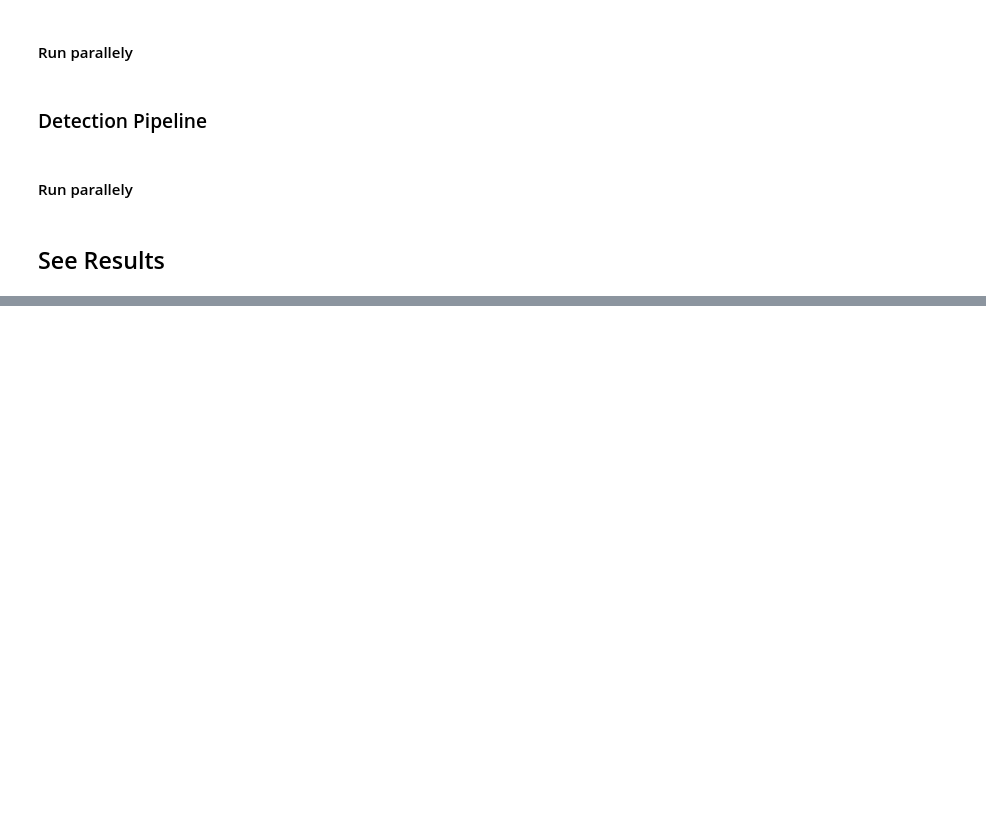
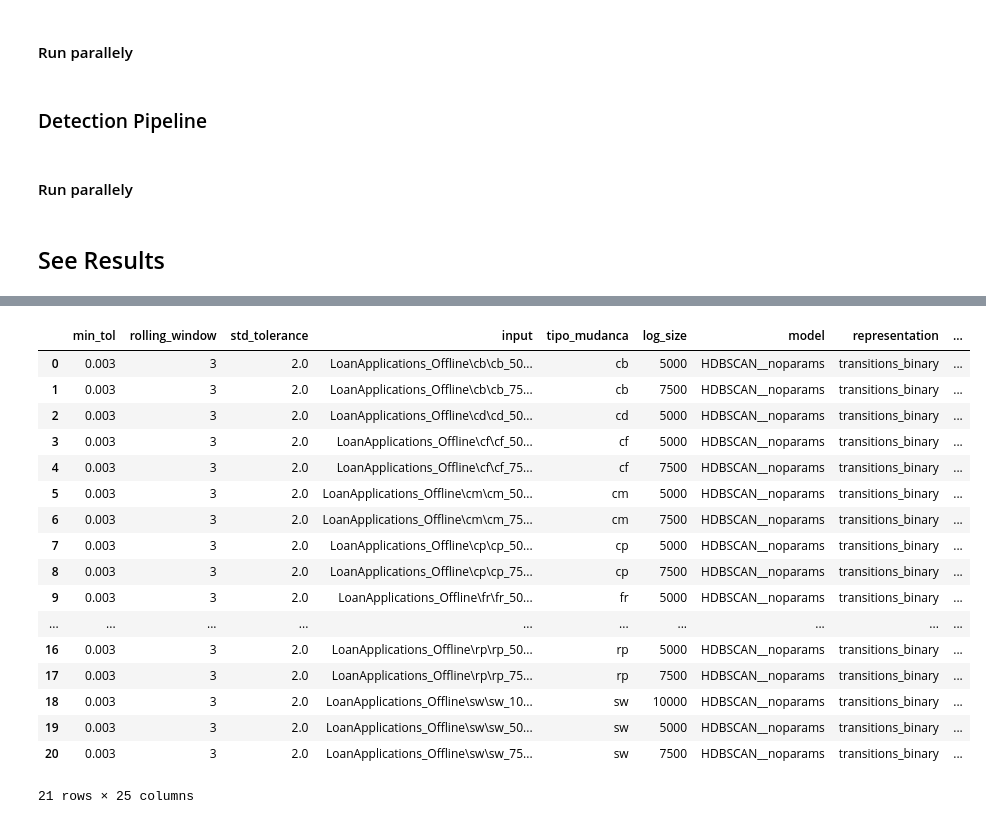
Before and after one commit to AC-Meira/trace_clustering_process_drift_detection, a Jupyter notebook: Experiments Execution with DBSCAN.ipynb, the cells around one changed output, grey strips where cells are left out. Drawn from its saved outputs; the diff is of its cells as text; code cells hidden in the pictures; blank space fills up the shorter version.

```diff
--- a/Experiments Execution with DBSCAN.ipynb
+++ b/Experiments Execution with DBSCAN.ipynb
@@ -447,0 +532,22 @@ all_results.to_excel('Resultados_CB_DBSCAN.xlsx')
+# %%
+best_result = pd.merge(left=all_results, right=all_results_grouped.head(1), how='inner', on=params)
+best_result
+# %% [output]
+|  | min_tol | rolling_window | std_tolerance | input | tipo_mudanca | log_size | model | representation | ... |
+| 0 | 0.003 | 3 | 2.0 | LoanApplications_Offline\cb\cb_50... | cb | 5000 | HDBSCAN__noparams | transitions_binary | ... |
+| 1 | 0.003 | 3 | 2.0 | LoanApplications_Offline\cb\cb_75... | cb | 7500 | HDBSCAN__noparams | transitions_binary | ... |
+| 2 | 0.003 | 3 | 2.0 | LoanApplications_Offline\cd\cd_50... | cd | 5000 | HDBSCAN__noparams | transitions_binary | ... |
+| 3 | 0.003 | 3 | 2.0 | LoanApplications_Offline\cf\cf_50... | cf | 5000 | HDBSCAN__noparams | transitions_binary | ... |
+| 4 | 0.003 | 3 | 2.0 | LoanApplications_Offline\cf\cf_75... | cf | 7500 | HDBSCAN__noparams | transitions_binary | ... |
+| 5 | 0.003 | 3 | 2.0 | LoanApplications_Offline\cm\cm_50... | cm | 5000 | HDBSCAN__noparams | transitions_binary | ... |
+| 6 | 0.003 | 3 | 2.0 | LoanApplications_Offline\cm\cm_75... | cm | 7500 | HDBSCAN__noparams | transitions_binary | ... |
+| 7 | 0.003 | 3 | 2.0 | LoanApplications_Offline\cp\cp_50... | cp | 5000 | HDBSCAN__noparams | transitions_binary | ... |
+| 8 | 0.003 | 3 | 2.0 | LoanApplications_Offline\cp\cp_75... | cp | 7500 | HDBSCAN__noparams | transitions_binary | ... |
+| 9 | 0.003 | 3 | 2.0 | LoanApplications_Offline\fr\fr_50... | fr | 5000 | HDBSCAN__noparams | transitions_binary | ... |
+| ... | ... | ... | ... | ... | ... | ... | ... | ... | ... |
+| 16 | 0.003 | 3 | 2.0 | LoanApplications_Offline\rp\rp_50... | rp | 5000 | HDBSCAN__noparams | transitions_binary | ... |
+| 17 | 0.003 | 3 | 2.0 | LoanApplications_Offline\rp\rp_75... | rp | 7500 | HDBSCAN__noparams | transitions_binary | ... |
+| 18 | 0.003 | 3 | 2.0 | LoanApplications_Offline\sw\sw_10... | sw | 10000 | HDBSCAN__noparams | transitions_binary | ... |
+| 19 | 0.003 | 3 | 2.0 | LoanApplications_Offline\sw\sw_50... | sw | 5000 | HDBSCAN__noparams | transitions_binary | ... |
+| 20 | 0.003 | 3 | 2.0 | LoanApplications_Offline\sw\sw_75... | sw | 7500 | HDBSCAN__noparams | transitions_binary | ... |
+21 rows × 25 columns
```
Also changed, not shown: parts of 22 cells of this notebook, 2 other files.
